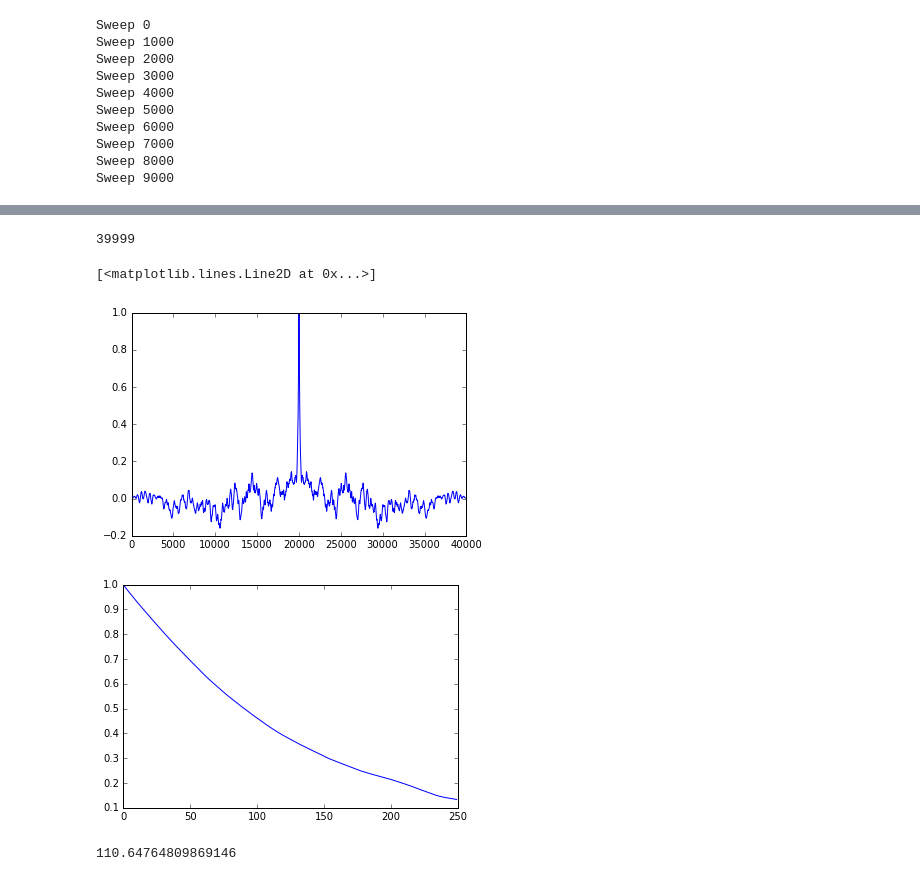
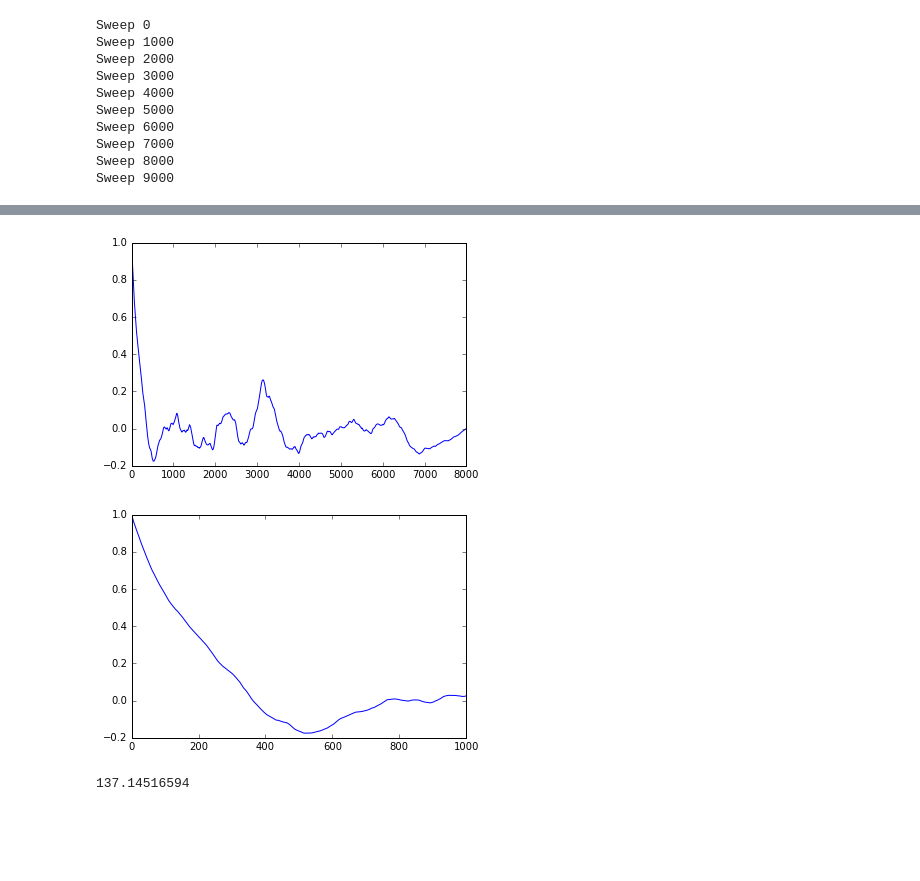
Before and after one commit to teunzwart/bachelor-project, a Jupyter notebook: code/Metropolis-Ising.ipynb, the cells around one changed output, grey strips where cells are left out. Drawn from its saved outputs; the diff is of its cells as text; code cells hidden in the pictures; blank space fills up the shorter version.

```diff
--- a/code/Metropolis-Ising.ipynb
+++ b/code/Metropolis-Ising.ipynb
@@ -132,33 +111,13 @@ print(correlation_time)
-# %%
-def numpy_autocor(data):
-    data = np.asarray([d - np.mean(data) for d in data])
-    acf = np.correlate(data, data, mode="full")
-    return acf/acf.max()
-
-acfunc = numpy_autocor(magnet_history)
-
-print(len(acfunc))
-
-plt.plot(range(len(acfunc)), acfunc)
-# print(acfunc)
-
-# plt.plot(np.linspace(0, 200, 200), acfunc[3999:4199])
-# plt.show()
-
-
-# plt.plot(np.linspace(0, 200, 200), acfunc[3999:4199])
-# plt.yscale("log")
-# plt.show()
-
-# np.trapz(acfunc[999:1199])
-# %% [output]
-39999
-[<matplotlib.lines.Line2D at 0x...>]
-[figure, removed]
-# %%
-plt.plot(range(250), acfunc[19999:20249])
-plt.show()
-np.trapz(acfunc[19999:20249])
-# %% [output]
-[figure, removed]
-110.64764809869146
+# %%
+acfunc = ising.numpy_autocorrelation(equilibrium_magnet)
+plt.plot(range(len(acfunc)), acfunc)
+plt.show()
+
+plt.plot(range(1000), acfunc[:1000])
+plt.show()
+correlation_time = np.trapz(acfunc[:500])
+print(correlation_time)
+# %% [output]
+[figure, added]
+[figure, added]
+137.14516594
```
Also changed, not shown: parts of 20 cells of this notebook.
